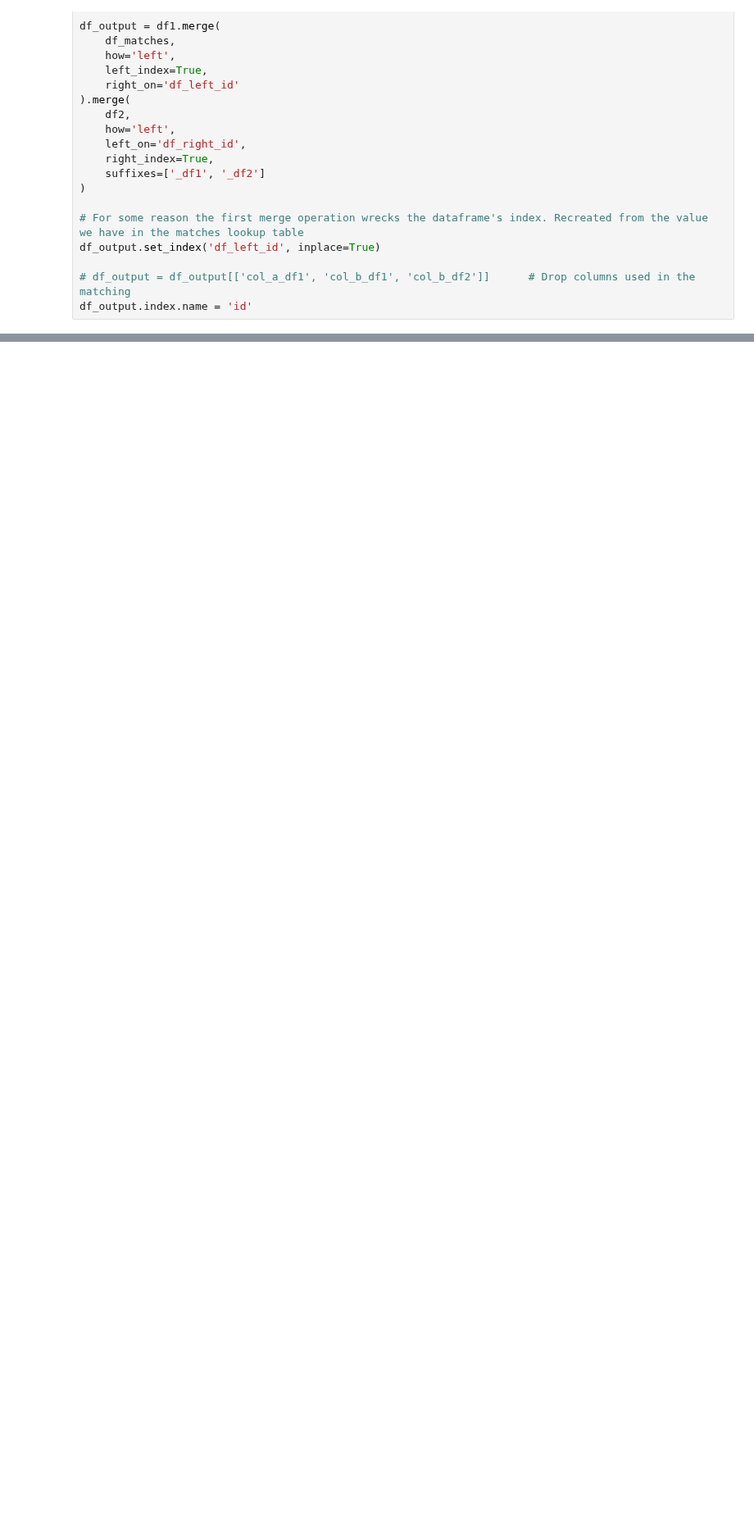
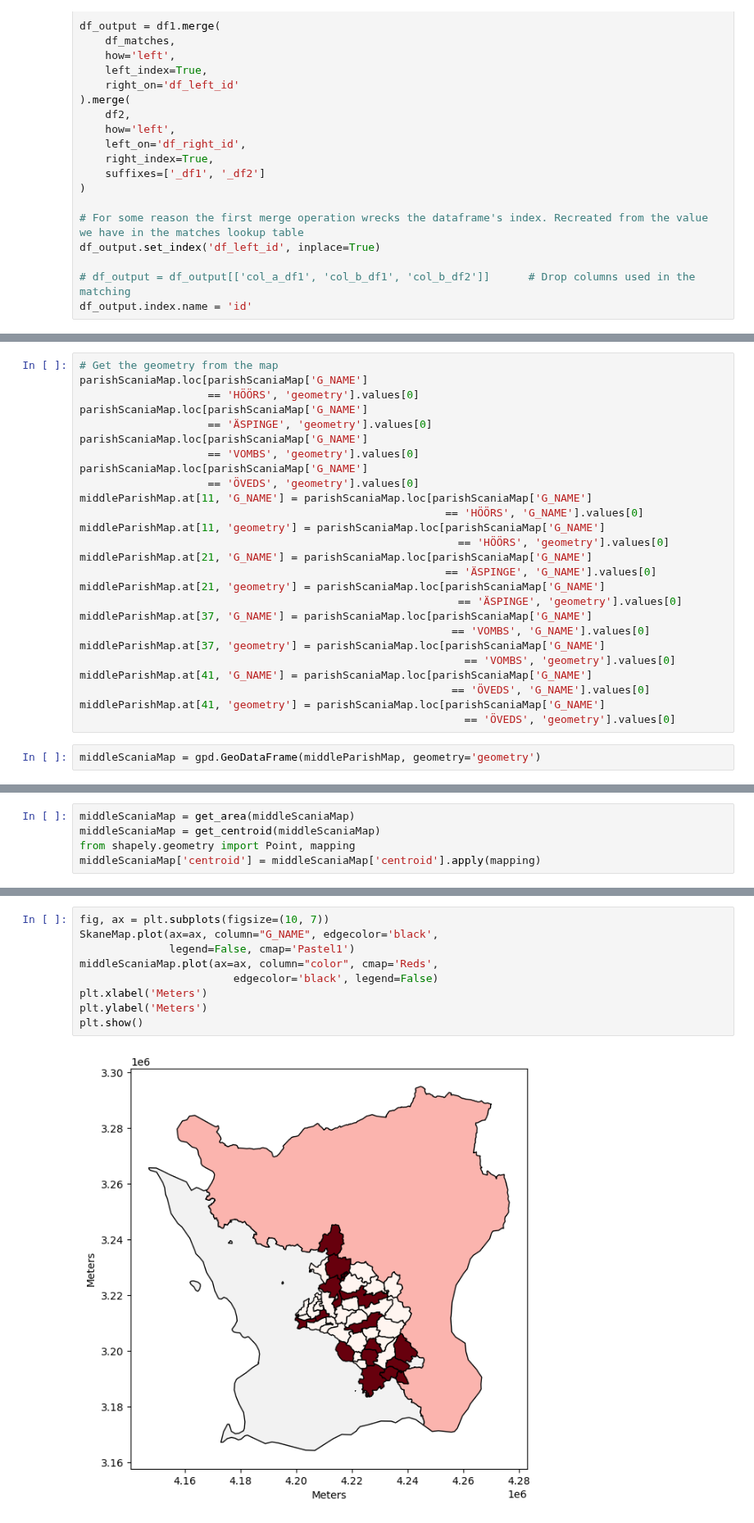
Before and after one commit to polislizarralde/PythonMathematicalModeling, a Jupyter notebook: docs/PlagueProject/middleScaniadatabase.ipynb, the cells around one changed output, grey strips where cells are left out. Shown at 82% size. Drawn from its saved outputs; the diff is of its cells as text; blank space fills up the shorter version.

```diff
--- a/docs/PlagueProject/middleScaniadatabase.ipynb
+++ b/docs/PlagueProject/middleScaniadatabase.ipynb
@@ -619,0 +181,28 @@ Additional functions
+# %%
+# Get the geometry from the map
+parishScaniaMap.loc[parishScaniaMap['G_NAME']
+                    == 'HÖÖRS', 'geometry'].values[0]
+parishScaniaMap.loc[parishScaniaMap['G_NAME']
+                    == 'ÄSPINGE', 'geometry'].values[0]
+parishScaniaMap.loc[parishScaniaMap['G_NAME']
+                    == 'VOMBS', 'geometry'].values[0]
+parishScaniaMap.loc[parishScaniaMap['G_NAME']
+                    == 'ÖVEDS', 'geometry'].values[0]
+middleParishMap.at[11, 'G_NAME'] = parishScaniaMap.loc[parishScaniaMap['G_NAME']
+                                                         == 'HÖÖRS', 'G_NAME'].values[0]
+middleParishMap.at[11, 'geometry'] = parishScaniaMap.loc[parishScaniaMap['G_NAME']
+                                                           == 'HÖÖRS', 'geometry'].values[0]
+middleParishMap.at[21, 'G_NAME'] = parishScaniaMap.loc[parishScaniaMap['G_NAME']
+                                                         == 'ÄSPINGE', 'G_NAME'].values[0]
+middleParishMap.at[21, 'geometry'] = parishScaniaMap.loc[parishScaniaMap['G_NAME']
+                                                           == 'ÄSPINGE', 'geometry'].values[0]
+middleParishMap.at[37, 'G_NAME'] = parishScaniaMap.loc[parishScaniaMap['G_NAME']
+                                                          == 'VOMBS', 'G_NAME'].values[0]
+middleParishMap.at[37, 'geometry'] = parishScaniaMap.loc[parishScaniaMap['G_NAME']
+                                                            == 'VOMBS', 'geometry'].values[0]
+middleParishMap.at[41, 'G_NAME'] = parishScaniaMap.loc[parishScaniaMap['G_NAME']
+                                                          == 'ÖVEDS', 'G_NAME'].values[0]
+middleParishMap.at[41, 'geometry'] = parishScaniaMap.loc[parishScaniaMap['G_NAME']
+                                                            == 'ÖVEDS', 'geometry'].values[0]
+# %%
+middleScaniaMap = gpd.GeoDataFrame(middleParishMap, geometry='geometry')
@@ -619,0 +211,5 @@ Additional functions
+# %%
+middleScaniaMap = get_area(middleScaniaMap)
+middleScaniaMap = get_centroid(middleScaniaMap)
+from shapely.geometry import Point, mapping
+middleScaniaMap['centroid'] = middleScaniaMap['centroid'].apply(mapping)
@@ -619,0 +270,11 @@ Additional functions
+# %%
+fig, ax = plt.subplots(figsize=(10, 7))
+SkaneMap.plot(ax=ax, column="G_NAME", edgecolor='black',
+              legend=False, cmap='Pastel1')
+middleScaniaMap.plot(ax=ax, column="color", cmap='Reds',
+                        edgecolor='black', legend=False)
+plt.xlabel('Meters')
+plt.ylabel('Meters')
+plt.show()
+# %% [output]
+[figure, added]
```
Also changed, not shown: parts of 68 cells of this notebook.
